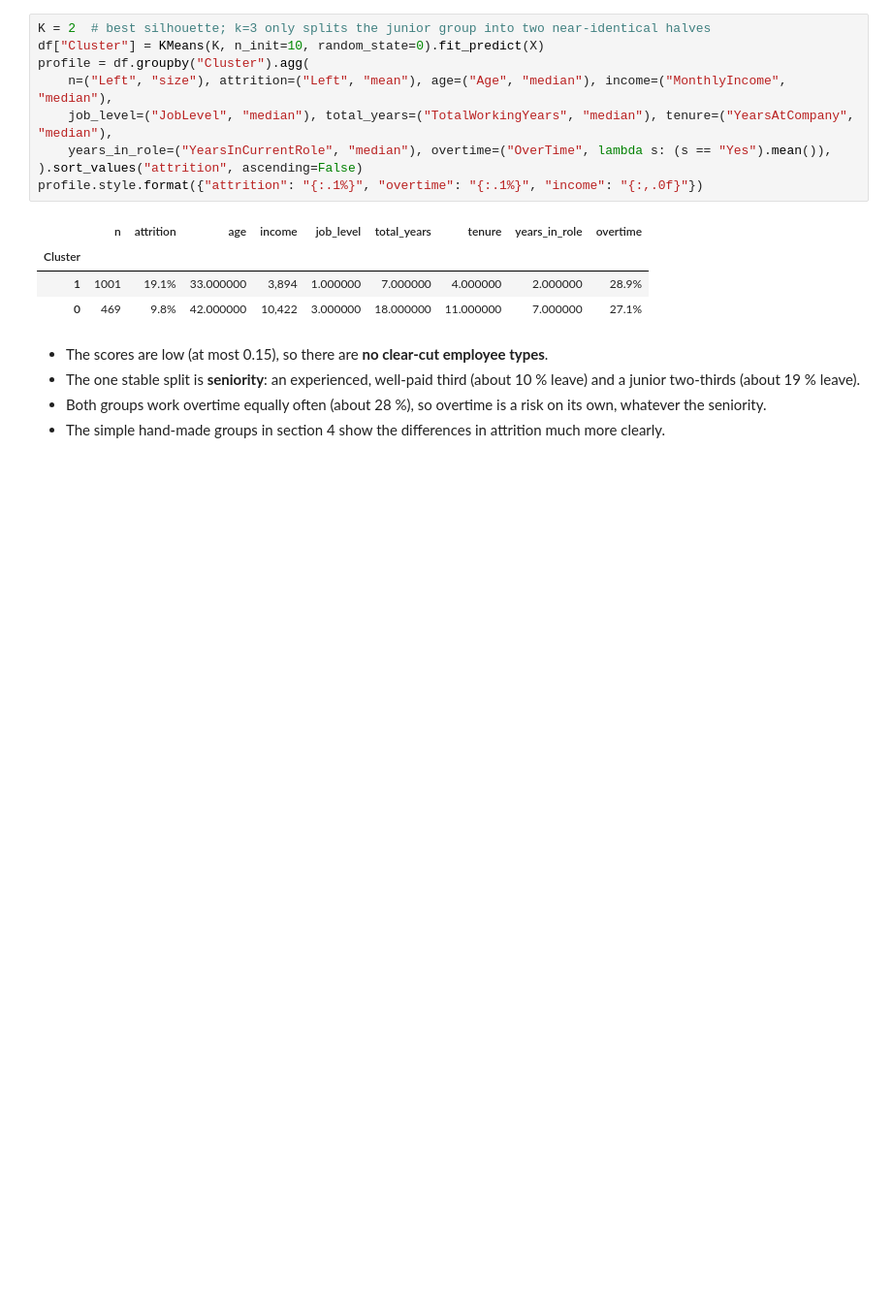
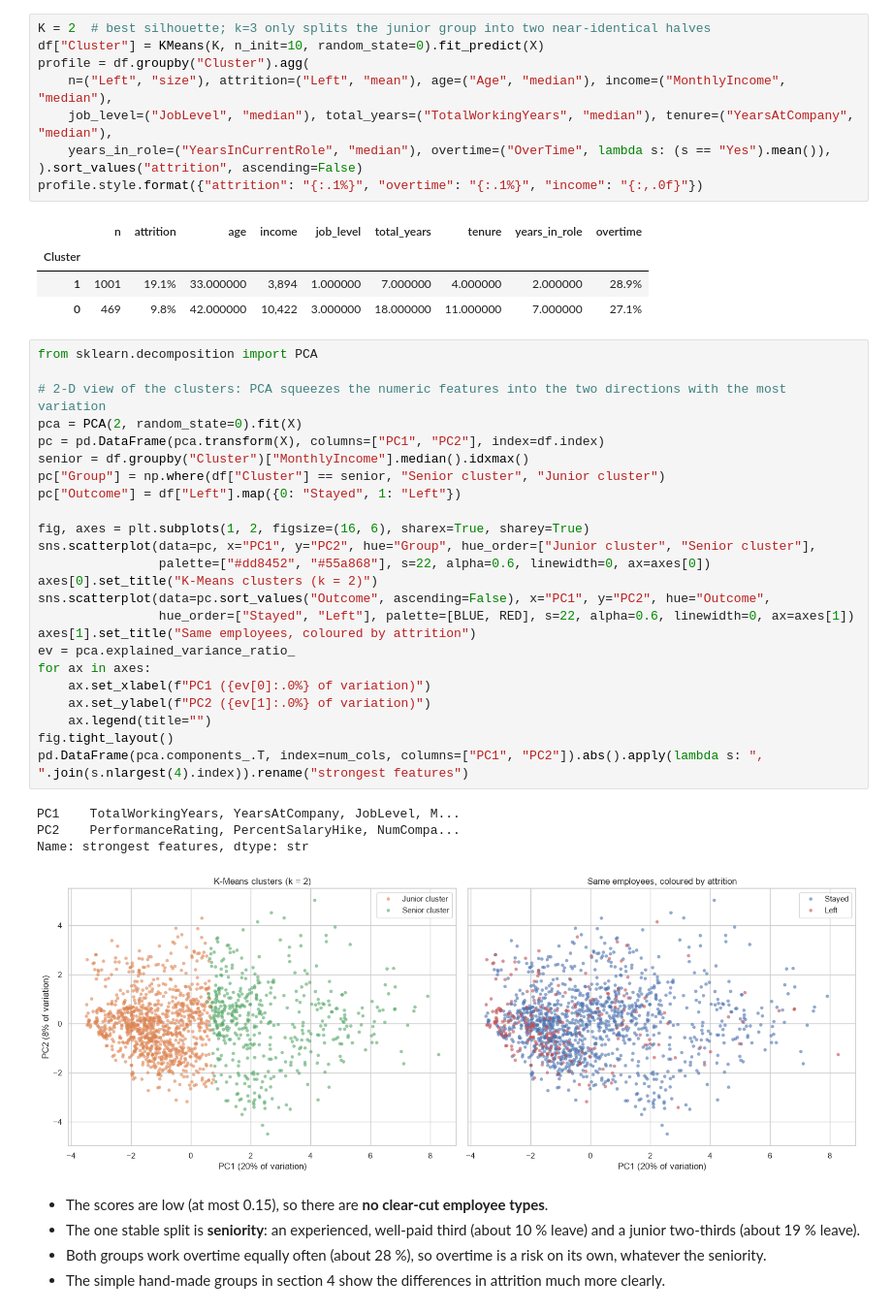
Before and after one commit to JonasHiltl/aibis-exercise-2, a Jupyter notebook: eda.ipynb, the cells around one changed output. Shown at 97% size. Cells and saved outputs as stored; diff of their text form; blank space fills up the shorter version.

Commit message:
add graphs for the clustering

```diff
--- a/eda.ipynb
+++ b/eda.ipynb
@@ -218,6 +218,35 @@ profile.style.format({"attrition": "{:.1%}", "overtime": "{:.1%}", "income": "{:
 | Cluster |  |  |  |  |  |  |  |  |  |
 | 1 | 1001 | 19.1% | 33.000000 | 3,894 | 1.000000 | 7.000000 | 4.000000 | 2.000000 | 28.9% |
 | 0 | 469 | 9.8% | 42.000000 | 10,422 | 3.000000 | 18.000000 | 11.000000 | 7.000000 | 27.1% |
+# %%
+from sklearn.decomposition import PCA
+
+# 2-D view of the clusters: PCA squeezes the numeric features into the two directions with the most variation
+pca = PCA(2, random_state=0).fit(X)
+pc = pd.DataFrame(pca.transform(X), columns=["PC1", "PC2"], index=df.index)
+senior = df.groupby("Cluster")["MonthlyIncome"].median().idxmax()
+pc["Group"] = np.where(df["Cluster"] == senior, "Senior cluster", "Junior cluster")
+pc["Outcome"] = df["Left"].map({0: "Stayed", 1: "Left"})
+
+fig, axes = plt.subplots(1, 2, figsize=(16, 6), sharex=True, sharey=True)
+sns.scatterplot(data=pc, x="PC1", y="PC2", hue="Group", hue_order=["Junior cluster", "Senior cluster"],
+                palette=["#dd8452", "#55a868"], s=22, alpha=0.6, linewidth=0, ax=axes[0])
+axes[0].set_title("K-Means clusters (k = 2)")
+sns.scatterplot(data=pc.sort_values("Outcome", ascending=False), x="PC1", y="PC2", hue="Outcome",
+                hue_order=["Stayed", "Left"], palette=[BLUE, RED], s=22, alpha=0.6, linewidth=0, ax=axes[1])
+axes[1].set_title("Same employees, coloured by attrition")
+ev = pca.explained_variance_ratio_
+for ax in axes:
+    ax.set_xlabel(f"PC1 ({ev[0]:.0%} of variation)")
+    ax.set_ylabel(f"PC2 ({ev[1]:.0%} of variation)")
+    ax.legend(title="")
+fig.tight_layout()
+pd.DataFrame(pca.components_.T, index=num_cols, columns=["PC1", "PC2"]).abs().apply(lambda s: ", ".join(s.nlargest(4).index)).rename("strongest features")
+# %% [output]
+PC1    TotalWorkingYears, YearsAtCompany, JobLevel, M...
+PC2    PerformanceRating, PercentSalaryHike, NumCompa...
+Name: strongest features, dtype: str
+[figure, added]
 # %% [markdown]
 - The scores are low (at most 0.15), so there are **no clear-cut employee types**.
 - The one stable split is **seniority**: an experienced, well-paid third (about 10 % leave) and a junior two-thirds (about 19 % leave).
```
